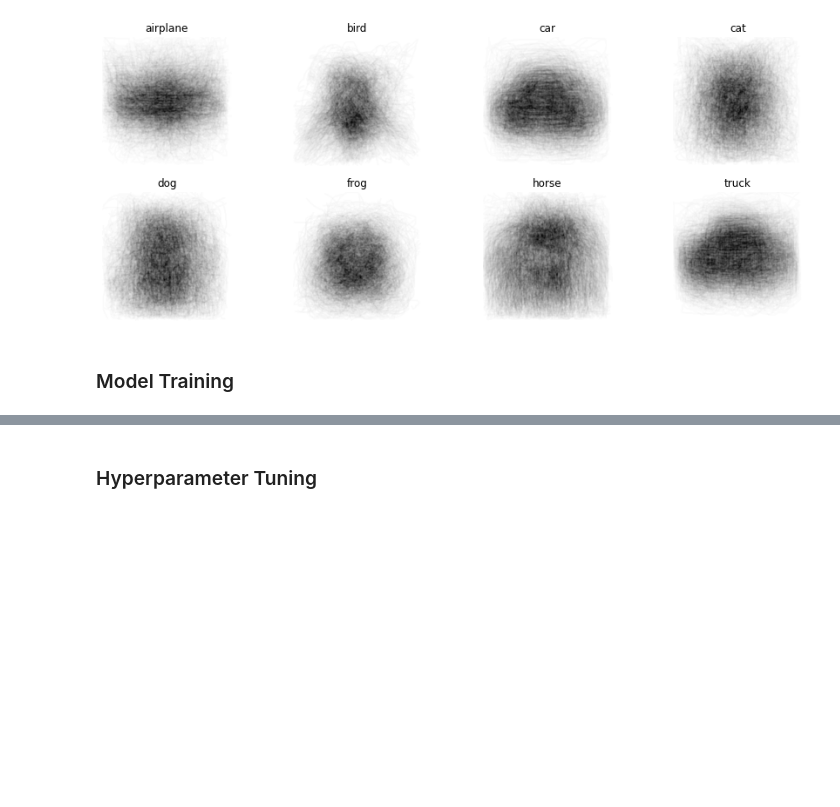
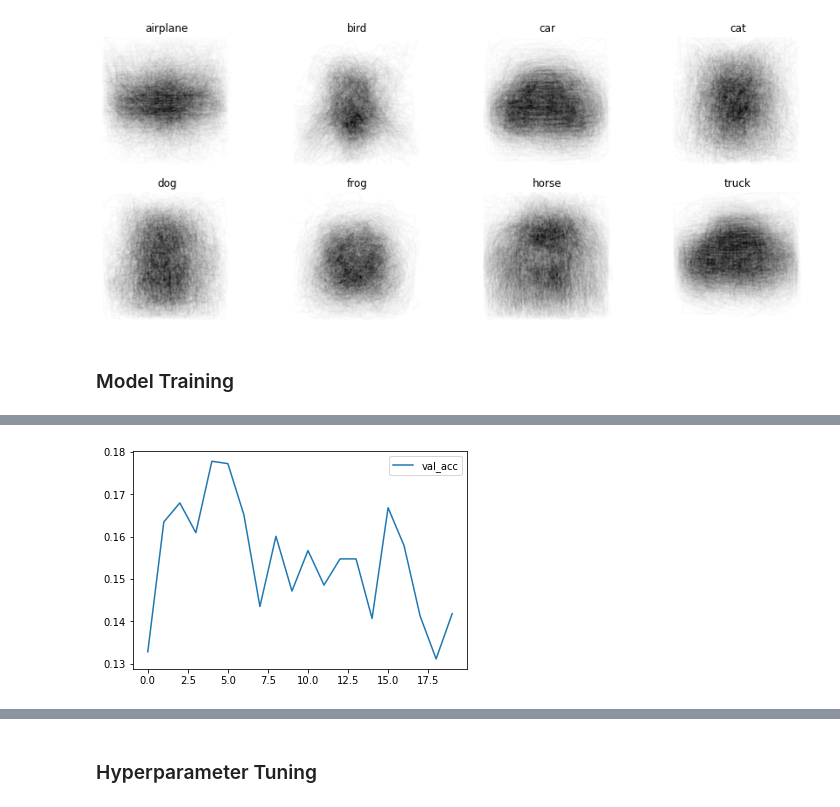
Before and after one commit to rish-16/cs4243-project, a Jupyter notebook: refactoring.ipynb, the cells around one changed output, grey strips where cells are left out. Drawn from its saved outputs; the diff is of its cells as text; code cells hidden in the pictures; blank space fills up the shorter version.

```diff
--- a/refactoring.ipynb
+++ b/refactoring.ipynb
@@ -100,8 +100,9 @@ valset = DoodleDataset(train=False)
 model = MLP(n_input=64*64, n_linear=2, dropout=0.2)
 
 trainer = Trainer(model, trainset, valset, epochs=20, bs=128)
-history = trainer.train(verbose=False)
+history = trainer.train(verbose=True)
 trainer.plot()
+trainer.save("mlp-doodle")
 # %% [output]
 Loaded dataset at 'dataset/quickdraw/quickdraw.npy'.
 Loaded dataset at 'dataset/sketchy/sketchy_doodle.npy'.
@@ -114,3 +124,4 @@ Loaded dataset at 'dataset/google_images/google_doodles.npy'.
+[figure, added]
 # %%
 from model_training import *
 
```
Also changed, not shown: parts of 6 cells of this notebook, 30 other files.
